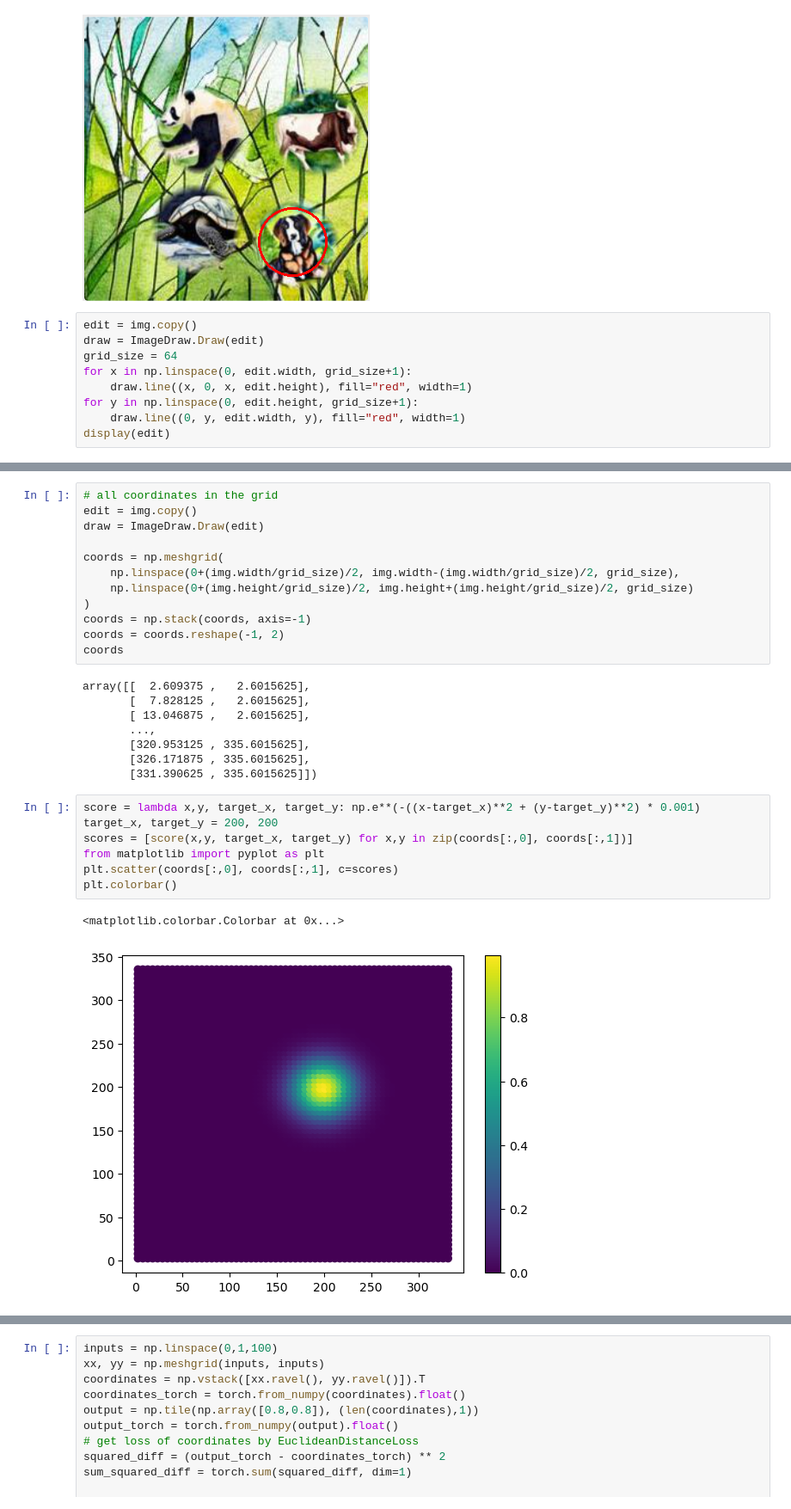
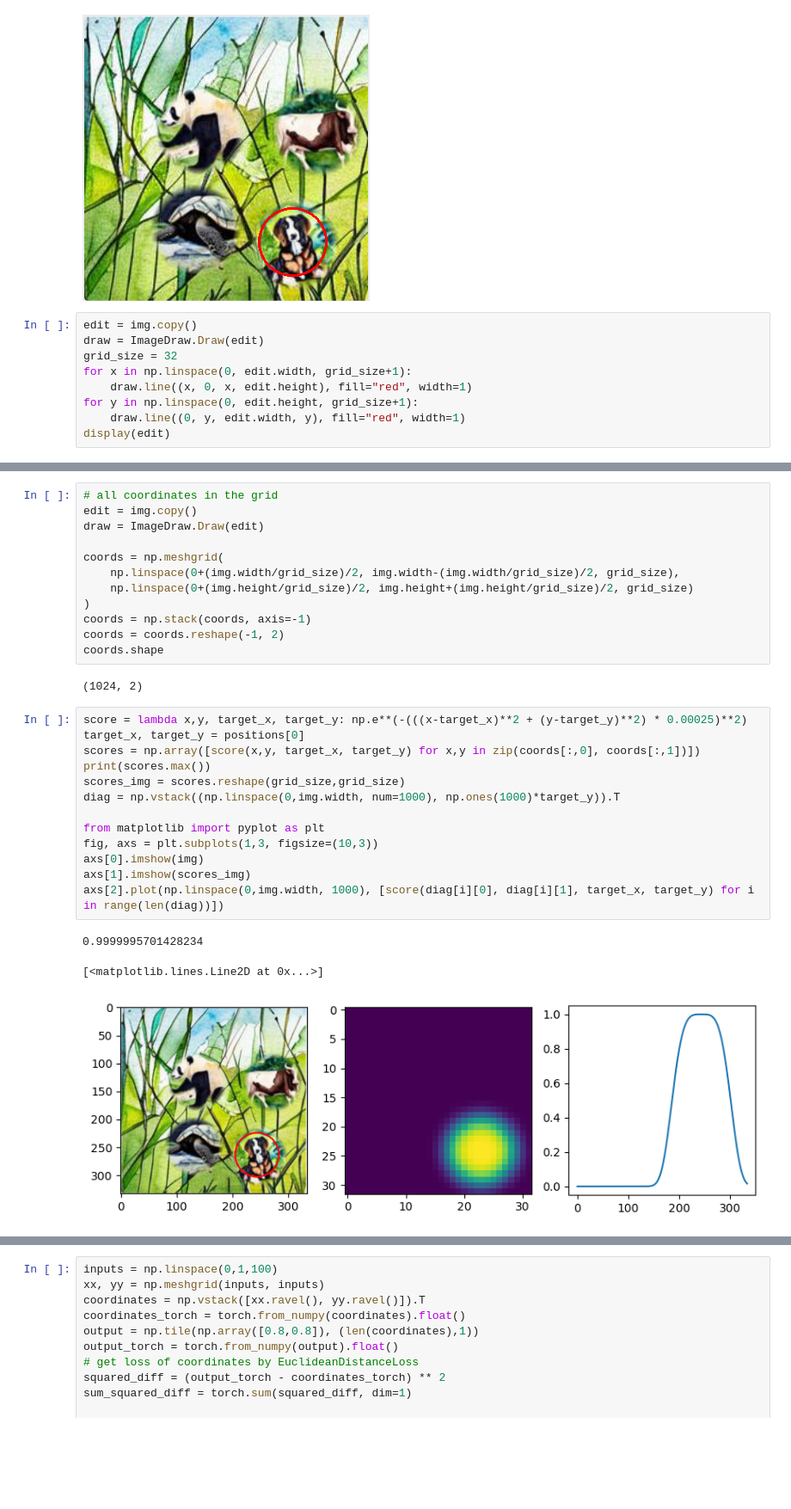
Before and after one commit to xTerradon/hcaptcha-solver, a Jupyter notebook: dev/v2solver/v2_main.ipynb, the cells around one changed output, grey strips where cells are left out. Shown at 86% size. Cells and saved outputs as stored; diff of their text form; blank space fills up the shorter version.

Commit message:
v2 grid approach

```diff
--- a/dev/v2solver/v2_main.ipynb
+++ b/dev/v2solver/v2_main.ipynb
@@ -25,7 +26,7 @@ img = display_image_with_circle(images[0], positions[0])
 # %%
 edit = img.copy()
 draw = ImageDraw.Draw(edit)
-grid_size = 64
+grid_size = 32
 for x in np.linspace(0, edit.width, grid_size+1):
     draw.line((x, 0, x, edit.height), fill="red", width=1)
 for y in np.linspace(0, edit.height, grid_size+1):
@@ -44,22 +45,23 @@ coords = np.meshgrid(
 )
 coords = np.stack(coords, axis=-1)
 coords = coords.reshape(-1, 2)
-coords
+coords.shape
 # %% [output]
-array([[  2.609375 ,   2.6015625],
-       [  7.828125 ,   2.6015625],
-       [ 13.046875 ,   2.6015625],
-       ...,
-       [320.953125 , 335.6015625],
-       [326.171875 , 335.6015625],
-       [331.390625 , 335.6015625]])
+(1024, 2)
 # %%
-score = lambda x,y, target_x, target_y: np.e**(-((x-target_x)**2 + (y-target_y)**2) * 0.001)
-target_x, target_y = 200, 200
-scores = [score(x,y, target_x, target_y) for x,y in zip(coords[:,0], coords[:,1])]
+score = lambda x,y, target_x, target_y: np.e**(-(((x-target_x)**2 + (y-target_y)**2) * 0.00025)**2)
+target_x, target_y = positions[0]
+scores = np.array([score(x,y, target_x, target_y) for x,y in zip(coords[:,0], coords[:,1])])
+print(scores.max())
+scores_img = scores.reshape(grid_size,grid_size)
+diag = np.vstack((np.linspace(0,img.width, num=1000), np.ones(1000)*target_y)).T
+
 from matplotlib import pyplot as plt
-plt.scatter(coords[:,0], coords[:,1], c=scores)
-plt.colorbar()
+fig, axs = plt.subplots(1,3, figsize=(10,3))
+axs[0].imshow(img)
+axs[1].imshow(scores_img)
+axs[2].plot(np.linspace(0,img.width, 1000), [score(diag[i][0], diag[i][1], target_x, target_y) for i in range(len(diag))])
 # %% [output]
-<matplotlib.colorbar.Colorbar at 0x...>
+0.9999995701428234
+[<matplotlib.lines.Line2D at 0x...>]
-[figure, old version]
+[figure, new version]
```
Also changed, not shown: parts of 5 cells of this notebook, 1 other file.
